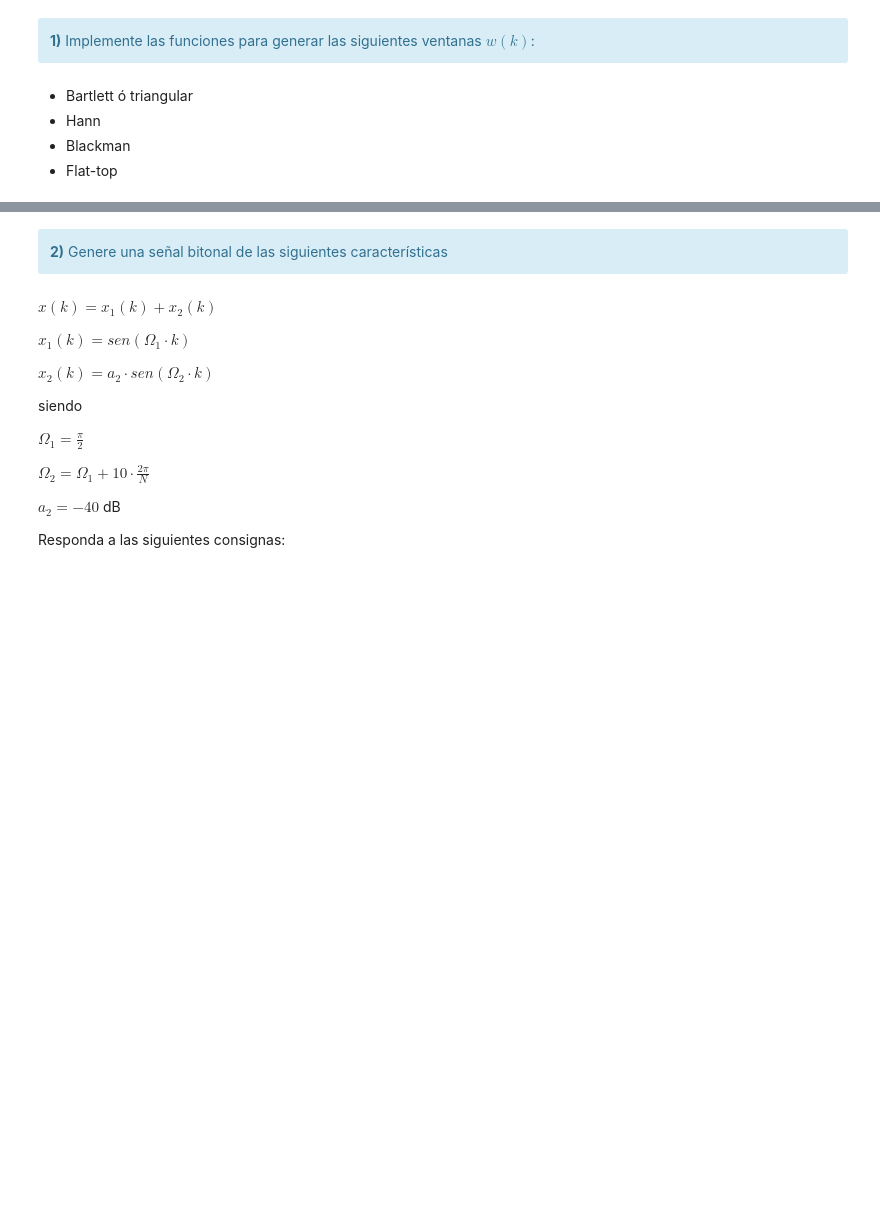
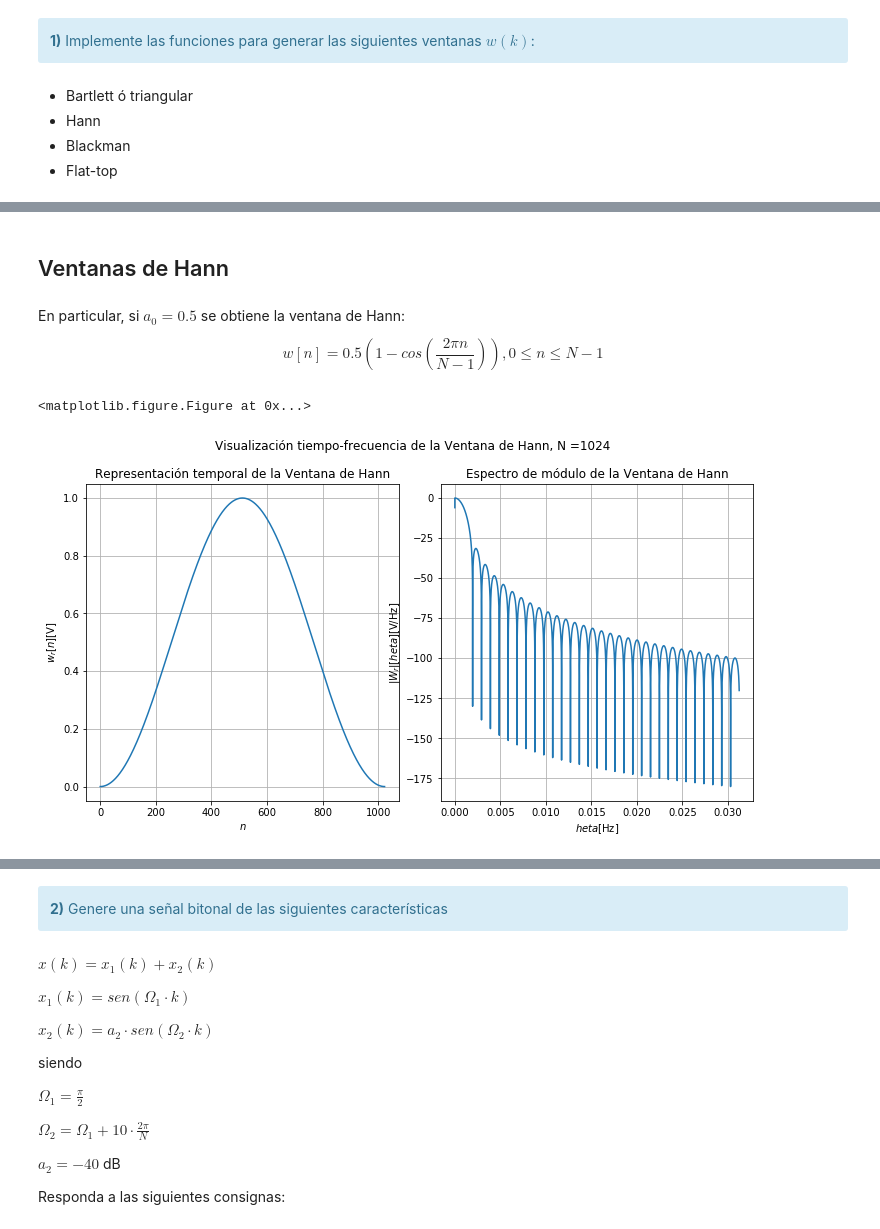
Before and after one commit to LisandroRobles/tp2, a Jupyter notebook: TP2 - Ventanas.ipynb, the cells around one changed output, grey strips where cells are left out. Drawn from its saved outputs; the diff is of its cells as text; code cells hidden in the pictures; blank space fills up the shorter version.

```diff
--- a/TP2 - Ventanas.ipynb
+++ b/TP2 - Ventanas.ipynb
@@ -249,0 +271,8 @@ HTML(df.to_html())
+# %% [markdown]
+## Ventanas de Hann
+# %% [markdown]
+En particular, si $a_{0} = 0.5$ se obtiene la ventana de Hann:
+
+\begin{equation}
+w[n] = 0.5\left(1 - cos\left(\frac{2\pi n}{N-1}\right)\right) , 0 \leq n \leq N-1
+\end{equation}
@@ -249,0 +286,34 @@ HTML(df.to_html())
+# %%
+###############################################
+# Generación de los espectros de las ventanas #
+###############################################
+
+#Cálculo del espectro de la ventana Rectangular (Kernel de Dirichlet)
+(f,Whn) = SA.module(whn,db = True,xaxis = 'phi_norm')
+# %%
+##########################################
+# Presentación gráfica de los resultados #
+##########################################
+
+plt.figure()
+fig, axarr = plt.subplots(1, 2,figsize = (10,5))
+fig.suptitle('Visualización tiempo-frecuencia de la Ventana de Hann, N =' + str(N1),fontsize=12,y = 1.08)
+fig.tight_layout()
+
+axarr[0].plot(whn)
+axarr[0].set_title('Representación temporal de la Ventana de Hann')
+axarr[0].set_ylabel('$w_{r}[n]$[V]')
+axarr[0].set_xlabel('$n$')
+axarr[0].set_ylim((0,max(wt)*1.1))
+axarr[0].axis('tight')
+axarr[0].grid()
+
+axarr[1].plot(f[0:int(N2/32)],Whn[0:int(N2/32),0])
+axarr[1].set_title('Espectro de módulo de la Ventana de Hann')
+axarr[1].set_ylabel('$|W_{r}|[\theta]$[V/Hz]')
+axarr[1].set_xlabel('$\theta$[Hz]')
+axarr[1].axis('tight')
+axarr[1].grid()
+# %% [output]
+<matplotlib.figure.Figure at 0x...>
+[figure, added]
```
Also changed, not shown: parts of 61 cells of this notebook.
